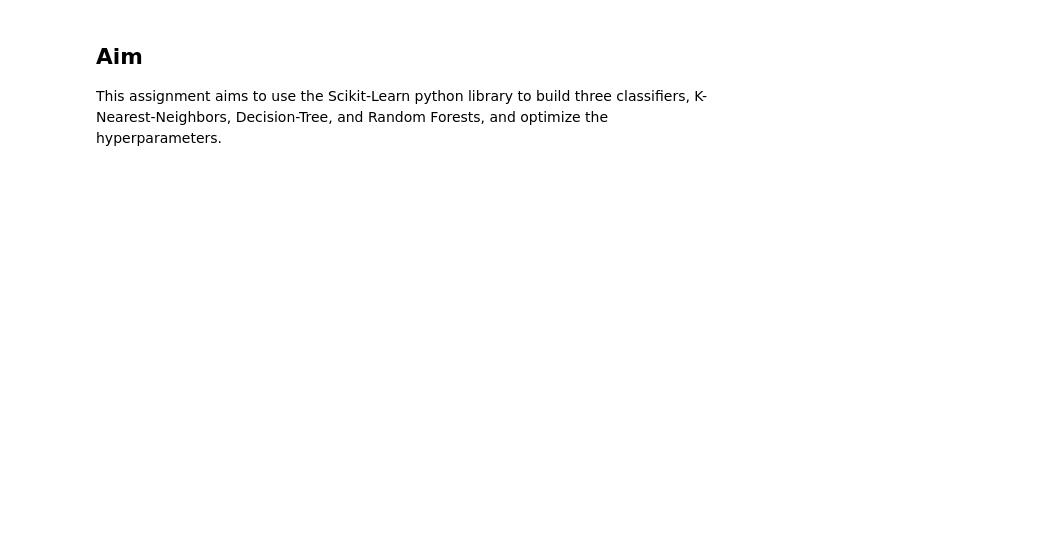
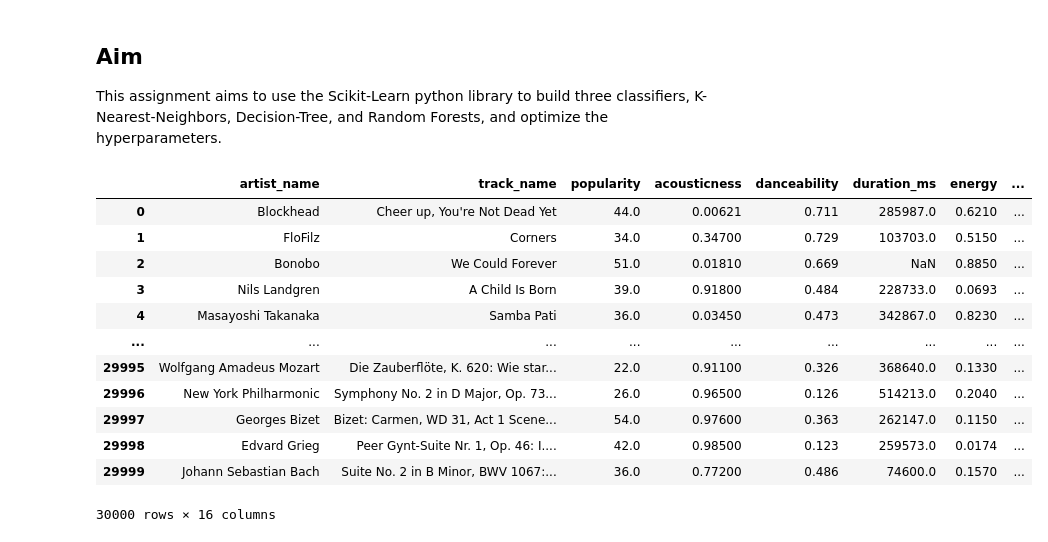
Before and after one commit to daniyalmaroufi/AI_Course, a Jupyter notebook: CA4/CA4.ipynb, the cells around one changed output. Cells and saved outputs as stored; diff of their text form; code cells hidden in the pictures; blank space fills up the shorter version.

```diff
--- a/CA4/CA4.ipynb
+++ b/CA4/CA4.ipynb
@@ -28,3 +29,20 @@ from sklearn.model_selection import train_test_split
 from sklearn.tree import DecisionTreeRegressor
 from sklearn.neighbors import KNeighborsRegressor
 from sklearn.ensemble import RandomForestRegressor
+# %%
+data = pd.read_csv("dataset.csv")
+data
+# %% [output]
+|  | artist_name | track_name | popularity | acousticness | danceability | duration_ms | energy | ... |
+| 0 | Blockhead | Cheer up, You're Not Dead Yet | 44.0 | 0.00621 | 0.711 | 285987.0 | 0.6210 | ... |
+| 1 | FloFilz | Corners | 34.0 | 0.34700 | 0.729 | 103703.0 | 0.5150 | ... |
+| 2 | Bonobo | We Could Forever | 51.0 | 0.01810 | 0.669 | NaN | 0.8850 | ... |
+| 3 | Nils Landgren | A Child Is Born | 39.0 | 0.91800 | 0.484 | 228733.0 | 0.0693 | ... |
+| 4 | Masayoshi Takanaka | Samba Pati | 36.0 | 0.03450 | 0.473 | 342867.0 | 0.8230 | ... |
+| ... | ... | ... | ... | ... | ... | ... | ... | ... |
+| 29995 | Wolfgang Amadeus Mozart | Die Zauberflöte, K. 620: Wie star... | 22.0 | 0.91100 | 0.326 | 368640.0 | 0.1330 | ... |
+| 29996 | New York Philharmonic | Symphony No. 2 in D Major, Op. 73... | 26.0 | 0.96500 | 0.126 | 514213.0 | 0.2040 | ... |
+| 29997 | Georges Bizet | Bizet: Carmen, WD 31, Act 1 Scene... | 54.0 | 0.97600 | 0.363 | 262147.0 | 0.1150 | ... |
+| 29998 | Edvard Grieg | Peer Gynt-Suite Nr. 1, Op. 46: I.... | 42.0 | 0.98500 | 0.123 | 259573.0 | 0.0174 | ... |
+| 29999 | Johann Sebastian Bach | Suite No. 2 in B Minor, BWV 1067:... | 36.0 | 0.77200 | 0.486 | 74600.0 | 0.1570 | ... |
+30000 rows × 16 columns
```
Also changed, not shown: parts of 7 cells of this notebook.
